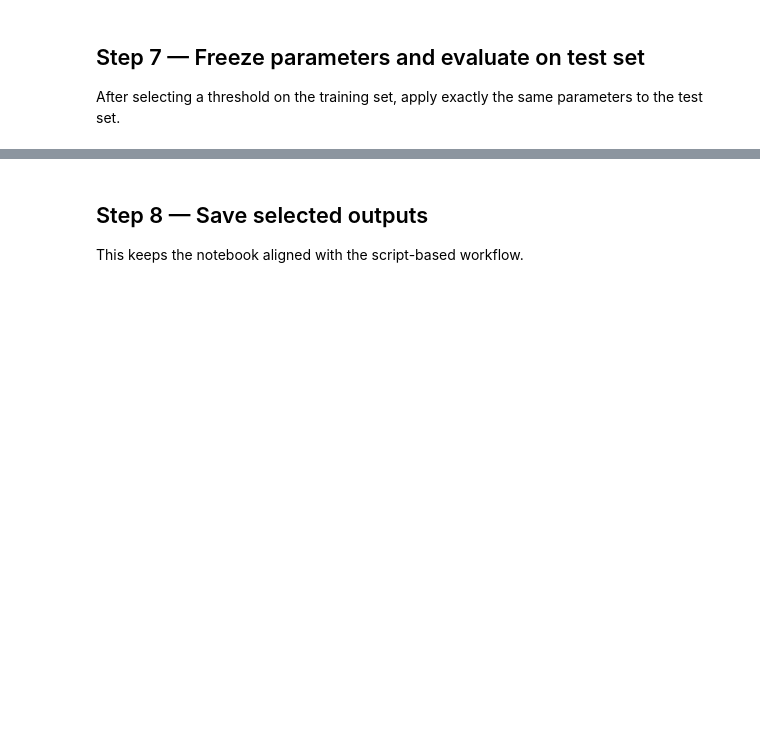
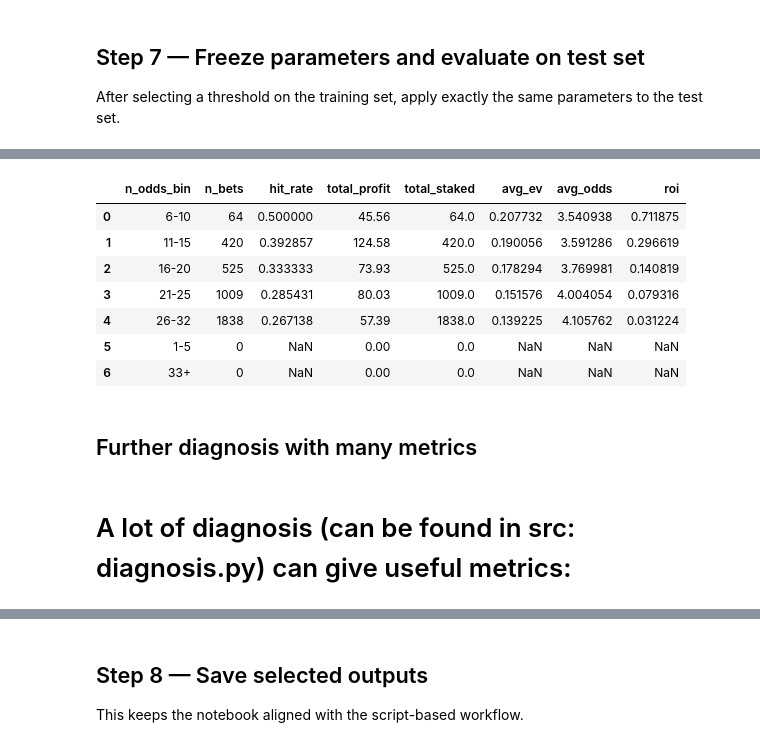
Before and after one commit to feketeLev/EPL-prediction, a Jupyter notebook: notebooks/01_pipeline_historical.ipynb, the cells around one changed output, grey strips where cells are left out. Cells and saved outputs as stored; diff of their text form; code cells hidden in the pictures; blank space fills up the shorter version.

```diff
--- a/notebooks/01_pipeline_historical.ipynb
+++ b/notebooks/01_pipeline_historical.ipynb
@@ -202,0 +275,15 @@ test_tables['by_league'].head(20)
+# %%
+test_tables['by_n_odds_bin'].head(20)
+# %% [output]
+|  | n_odds_bin | n_bets | hit_rate | total_profit | total_staked | avg_ev | avg_odds | roi |
+| 0 | 6-10 | 64 | 0.500000 | 45.56 | 64.0 | 0.207732 | 3.540938 | 0.711875 |
+| 1 | 11-15 | 420 | 0.392857 | 124.58 | 420.0 | 0.190056 | 3.591286 | 0.296619 |
+| 2 | 16-20 | 525 | 0.333333 | 73.93 | 525.0 | 0.178294 | 3.769981 | 0.140819 |
+| 3 | 21-25 | 1009 | 0.285431 | 80.03 | 1009.0 | 0.151576 | 4.004054 | 0.079316 |
+| 4 | 26-32 | 1838 | 0.267138 | 57.39 | 1838.0 | 0.139225 | 4.105762 | 0.031224 |
+| 5 | 1-5 | 0 | NaN | 0.00 | 0.0 | NaN | NaN | NaN |
+| 6 | 33+ | 0 | NaN | 0.00 | 0.0 | NaN | NaN | NaN |
+# %% [markdown]
+## Further diagnosis with many metrics
+# %% [markdown]
+# A lot of diagnosis (can be found in src: diagnosis.py) can give useful metrics:
```
Also changed, not shown: parts of 16 cells of this notebook, 2 other files.
